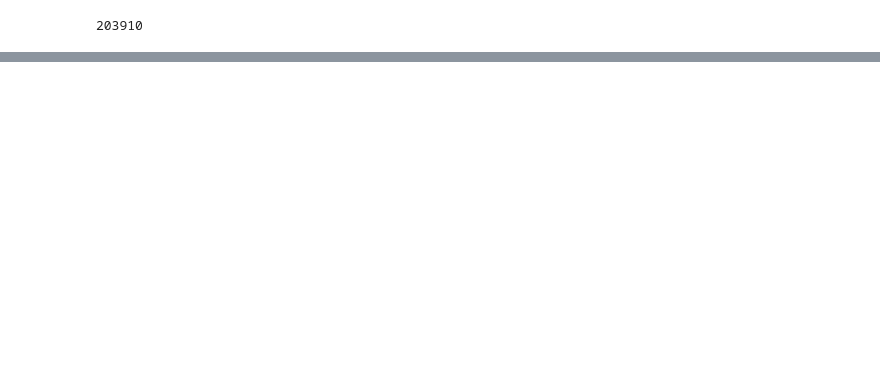
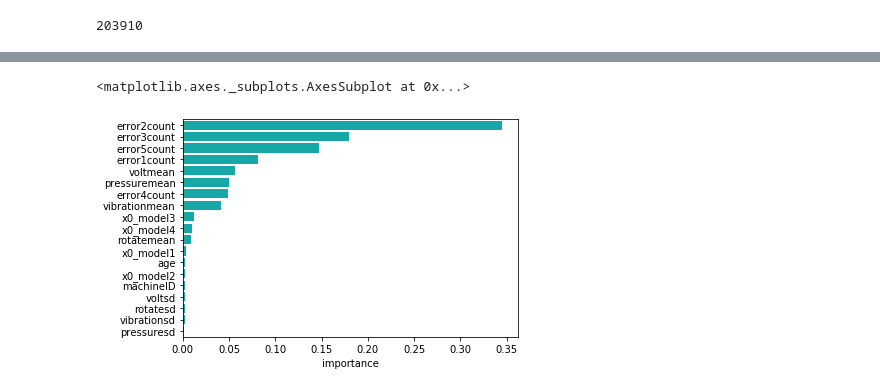
Before and after one commit to harshit-bajpai/Machine-learning-models, a Jupyter notebook: machine_predictive_maintenance.ipynb, the cells around one changed output, grey strips where cells are left out. Saved outputs shown, nothing was run; the diff lists cells and outputs as text; code cells hidden in the pictures; blank space fills up the shorter version.

```diff
--- a/machine_predictive_maintenance.ipynb
+++ b/machine_predictive_maintenance.ipynb
@@ -445,0 +464,7 @@ X_test_pre.head()
+# %%
+%%time
+
+xgb_clf =xgb.XGBClassifier(n_estimators=500, max_depth=5, base_score=0.5,
+                        objective='binary:logistic', random_state=101)
+
+xgb_clf.fit(X_train_pre,y_train)
@@ -445,0 +524,6 @@ X_test_pre.head()
+# %%
+feature_importances = pd.DataFrame(xgb_clf.feature_importances_,
+                                   index = X_train_pre.columns,
+                                    columns=['importance']).sort_values('importance',
+                                                                        ascending=False)
+feature_importances
@@ -445,0 +548,6 @@ X_test_pre.head()
+# %%
+sns.barplot(x='importance', y=feature_importances.index,
+            data=feature_importances, color="c")
+# %% [output]
+<matplotlib.axes._subplots.AxesSubplot at 0x...>
+[figure, added]
```
Also changed, not shown: parts of 35 cells of this notebook.
